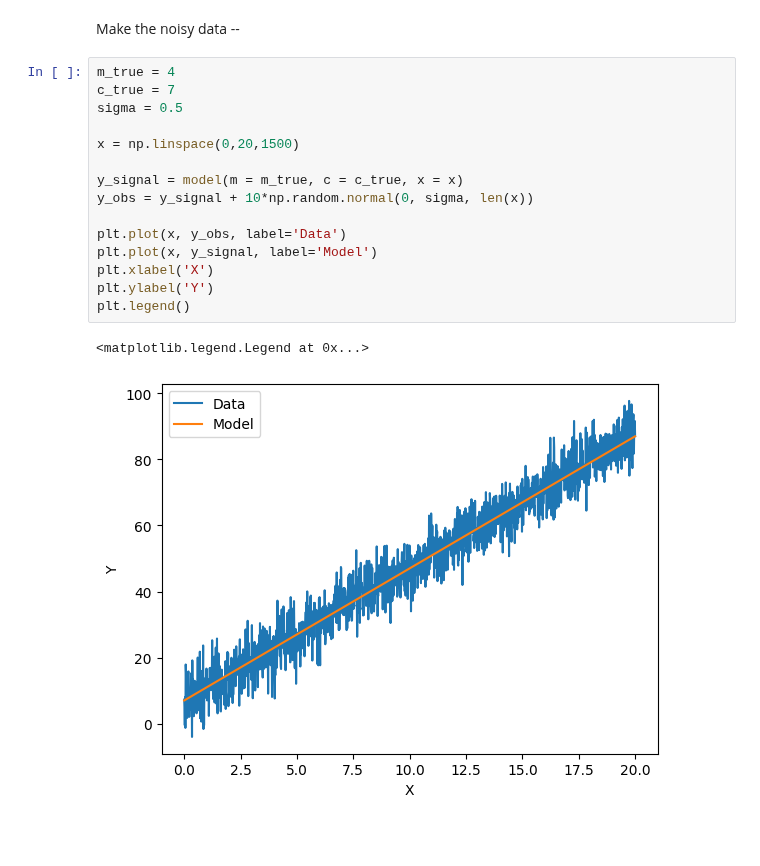
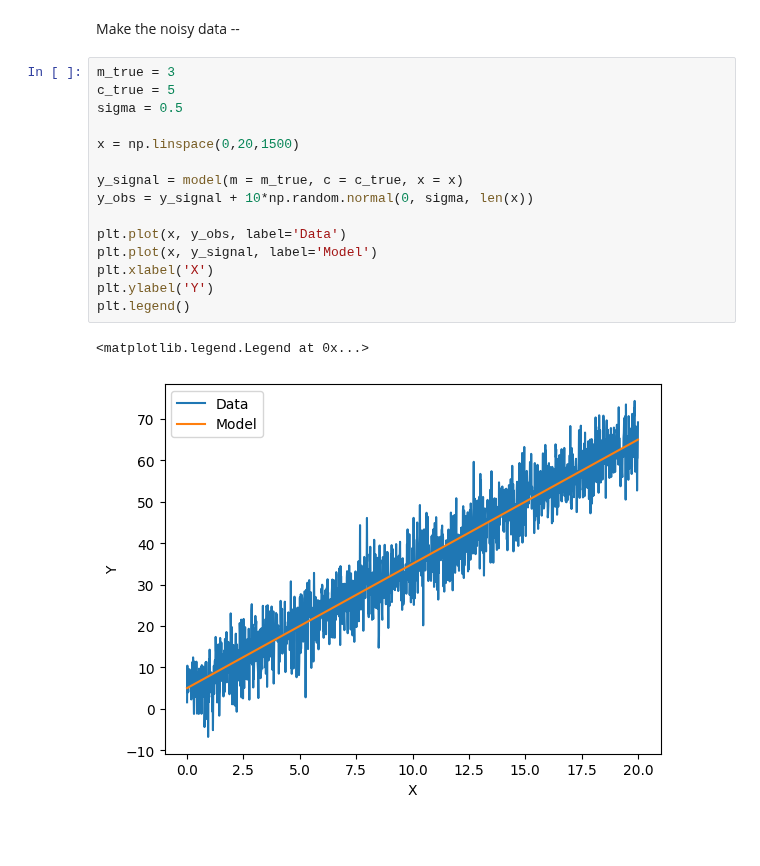
Before and after one commit to RitwikDas007/My-Collections, a Jupyter notebook: Bayesian Inference.ipynb, the cells around one changed output. Drawn from its saved outputs; the diff is of its cells as text.

```diff
--- a/Bayesian Inference.ipynb
+++ b/Bayesian Inference.ipynb
@@ -467,23 +467,23 @@ def model(m, c, x):
 # %% [markdown]
 Make the noisy data --
 # %%
-m_true = 4
-c_true = 7
+m_true = 3
+c_true = 5
 sigma = 0.5
 
 x = np.linspace(0,20,1500)
 
 y_signal = model(m = m_true, c = c_true, x = x)
 y_obs = y_signal + 10*np.random.normal(0, sigma, len(x))
 
 plt.plot(x, y_obs, label='Data')
 plt.plot(x, y_signal, label='Model')
 plt.xlabel('X')
 plt.ylabel('Y')
 plt.legend()
 # %% [output]
 <matplotlib.legend.Legend at 0x...>
-[figure, old version]
+[figure, new version]
 # %% [markdown]
 ###
 # %% [markdown]
```
Also changed, not shown: parts of 7 cells of this notebook.
